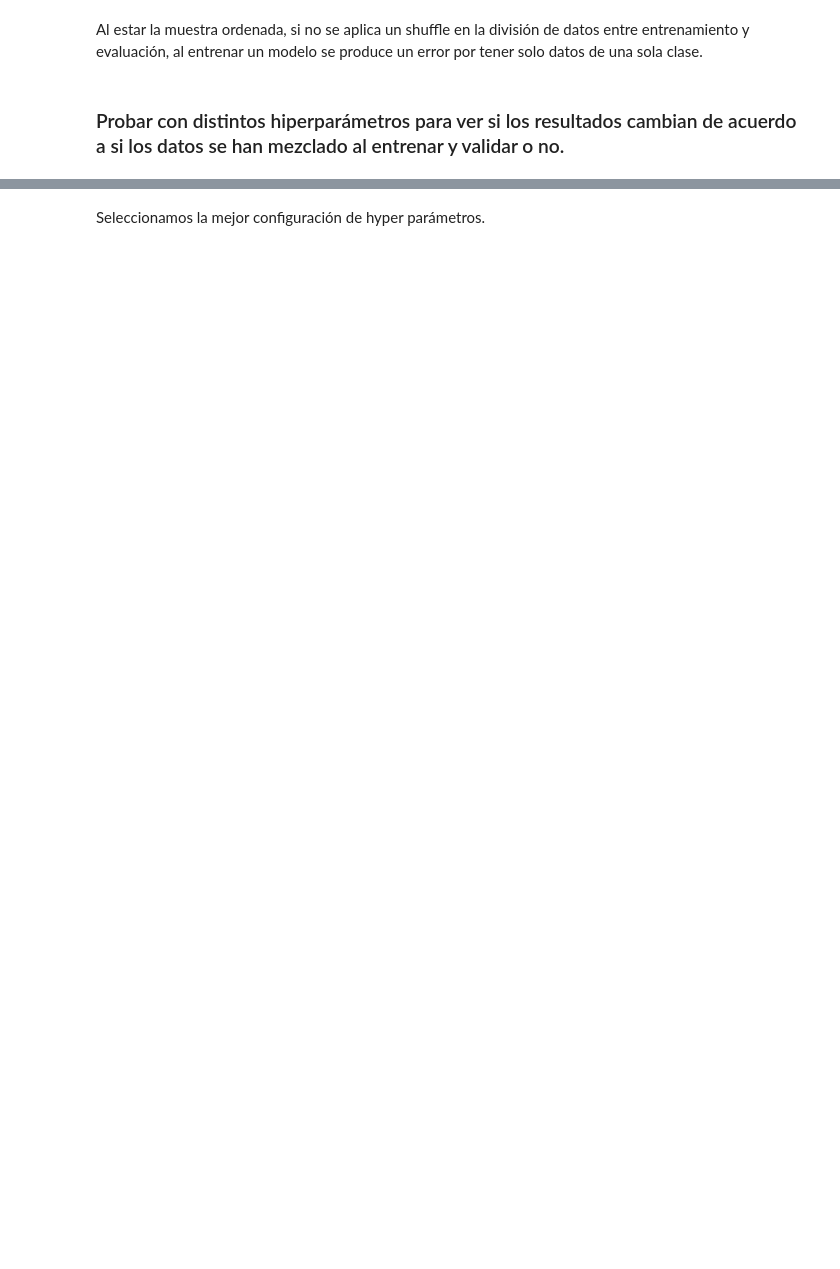
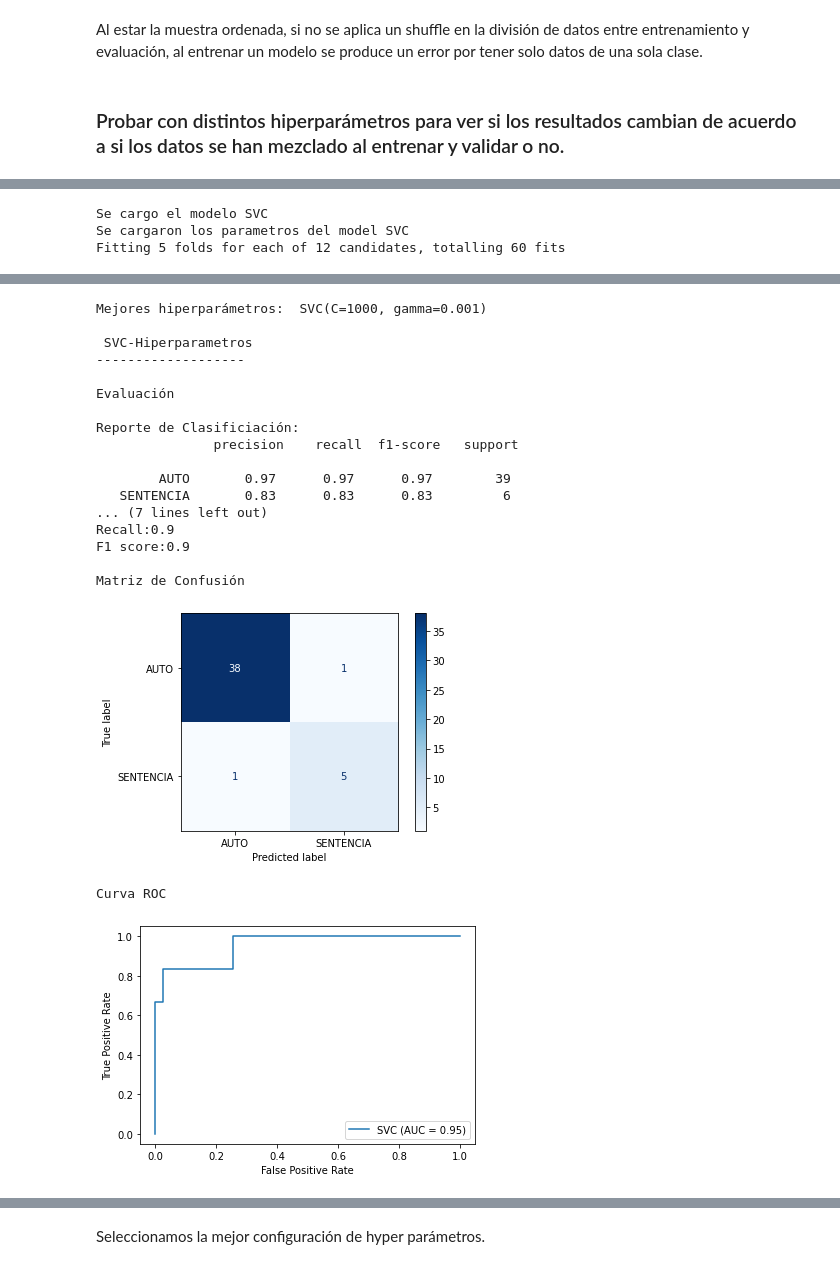
Before and after one commit to jorgeperezv/Busqueda-y-Recomendacion-de-Textos-Legales, a Jupyter notebook: Practico 3 - Introducción al Aprendizaje Supervisado.ipynb, the cells around one changed output, grey strips where cells are left out. Drawn from its saved outputs; the diff is of its cells as text; code cells hidden in the pictures; blank space fills up the shorter version.

```diff
--- a/Practico 3 - Introducción al Aprendizaje Supervisado.ipynb
+++ b/Practico 3 - Introducción al Aprendizaje Supervisado.ipynb
@@ -433,0 +593,7 @@ df[['params','mean_test_score','std_test_score','rank_test_score']].head(20)
+# %%
+tp, fp, tn, fn, accuracy, precision, recall, f1 = entreno_modelo('SVC-Hiperparametros', correr_solo_CV('SVC'), X_train, y_train, X_test, y_test)
+model_list.append(['SVC-Hiperparametros', tp, fp, tn, fn, accuracy, precision, recall, f1])
+# %% [output]
+Se cargo el modelo SVC
+Se cargaron los parametros del model SVC
+Fitting 5 folds for each of 12 candidates, totalling 60 fits
@@ -433,0 +603,20 @@ df[['params','mean_test_score','std_test_score','rank_test_score']].head(20)
+Mejores hiperparámetros:  SVC(C=1000, gamma=0.001)
+
+ SVC-Hiperparametros
+-------------------
+
+Evaluación
+
+Reporte de Clasificiación:
+               precision    recall  f1-score   support
+
+        AUTO       0.97      0.97      0.97        39
+   SENTENCIA       0.83      0.83      0.83         6
+... (7 lines left out)
+Recall:0.9
+F1 score:0.9
+
+Matriz de Confusión
+[figure, added]
+Curva ROC
+[figure, added]
```
Also changed, not shown: parts of 40 cells of this notebook.
